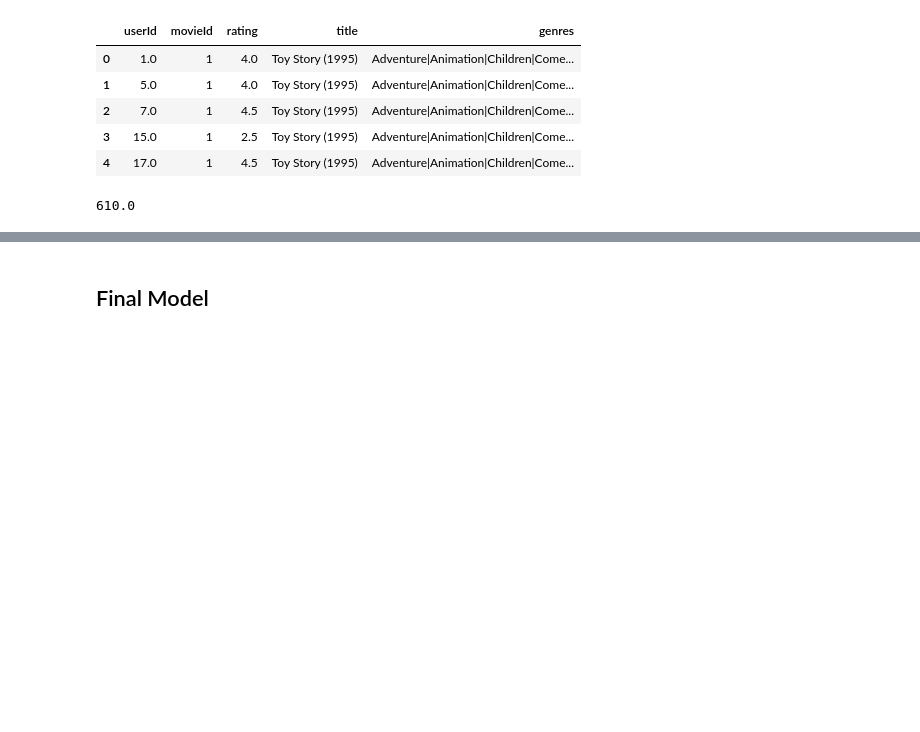
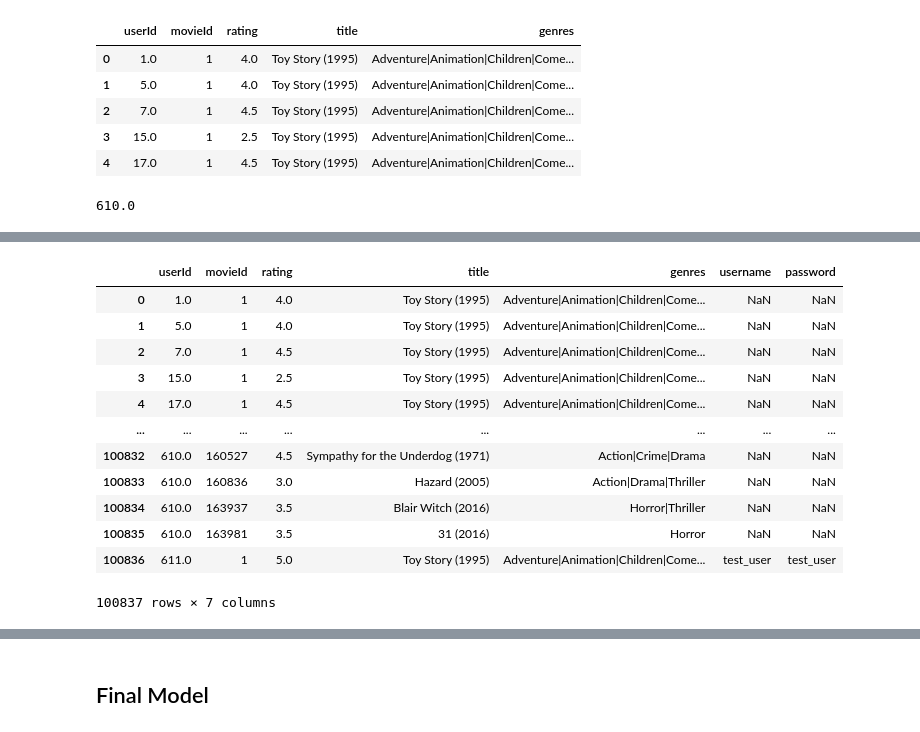
Before and after one commit to JasmineHuang25/rec-systems-project, a Jupyter notebook: Matt_notebook.ipynb, the cells around one changed output, grey strips where cells are left out. Saved outputs shown, nothing was run; the diff lists cells and outputs as text; code cells hidden in the pictures; blank space fills up the shorter version.

```diff
--- a/Matt_notebook.ipynb
+++ b/Matt_notebook.ipynb
@@ -453,0 +444,26 @@ def new_user():
+# %%
+test_user = {'userId':611,
+             'movieId':1,
+             'rating':5,
+             'title': 'Toy Story (1995)',
+             'genres': 'Adventure|Animation|Children|Comedy|Fantasy',
+             'username': 'test_user',
+             'password': 'test_user'}
+# %%
+new_user_df = new_user_df.append(test_user, ignore_index=True)
+# %%
+new_user_df
+# %% [output]
+|  | userId | movieId | rating | title | genres | username | password |
+| 0 | 1.0 | 1 | 4.0 | Toy Story (1995) | Adventure|Animation|Children|Come... | NaN | NaN |
+| 1 | 5.0 | 1 | 4.0 | Toy Story (1995) | Adventure|Animation|Children|Come... | NaN | NaN |
+| 2 | 7.0 | 1 | 4.5 | Toy Story (1995) | Adventure|Animation|Children|Come... | NaN | NaN |
+| 3 | 15.0 | 1 | 2.5 | Toy Story (1995) | Adventure|Animation|Children|Come... | NaN | NaN |
+| 4 | 17.0 | 1 | 4.5 | Toy Story (1995) | Adventure|Animation|Children|Come... | NaN | NaN |
+| ... | ... | ... | ... | ... | ... | ... | ... |
+| 100832 | 610.0 | 160527 | 4.5 | Sympathy for the Underdog (1971) | Action|Crime|Drama | NaN | NaN |
+| 100833 | 610.0 | 160836 | 3.0 | Hazard (2005) | Action|Drama|Thriller | NaN | NaN |
+| 100834 | 610.0 | 163937 | 3.5 | Blair Witch (2016) | Horror|Thriller | NaN | NaN |
+| 100835 | 610.0 | 163981 | 3.5 | 31 (2016) | Horror | NaN | NaN |
+| 100836 | 611.0 | 1 | 5.0 | Toy Story (1995) | Adventure|Animation|Children|Come... | test_user | test_user |
+100837 rows × 7 columns
```
Also changed, not shown: parts of 38 cells of this notebook.
